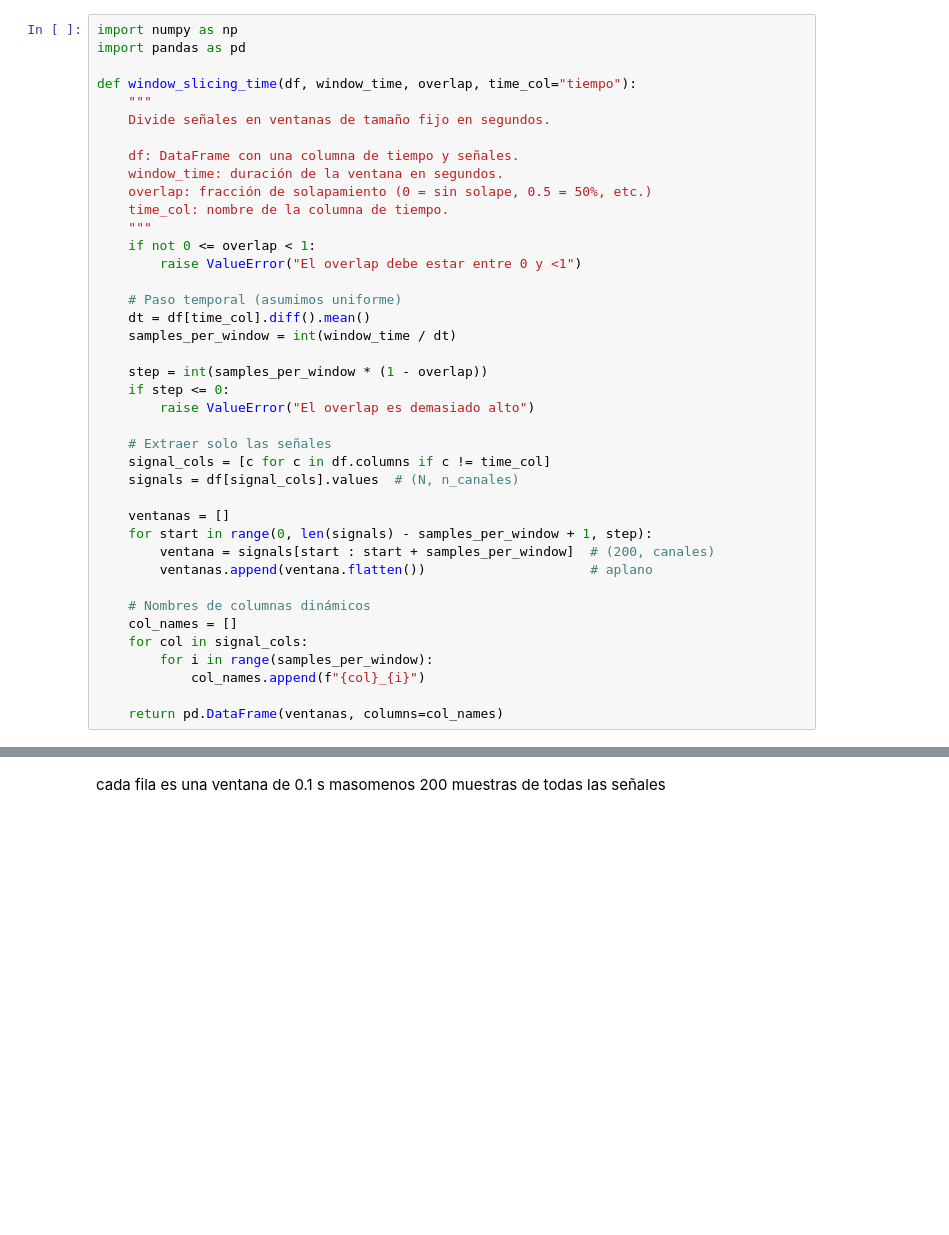
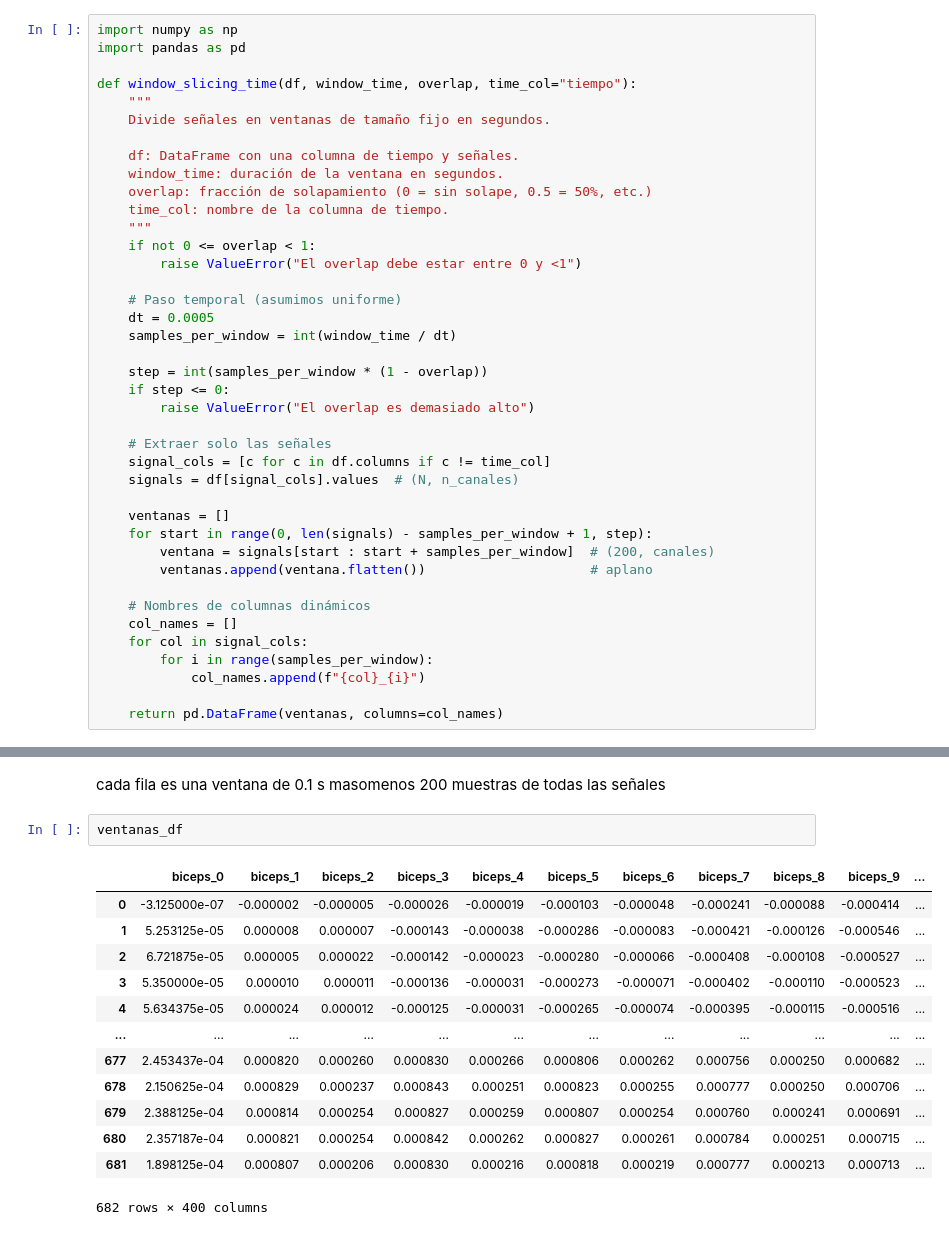
Before and after one commit to saramarin06/AI-powered-prosthesis-control, a Jupyter notebook: ExtracciónSeñal.ipynb, the cells around one changed output, grey strips where cells are left out. Saved outputs shown, nothing was run; the diff lists cells and outputs as text; blank space fills up the shorter version.

```diff
--- a/ExtracciónSeñal.ipynb
+++ b/ExtracciónSeñal.ipynb
@@ -263,7 +233,7 @@ def window_slicing_time(df, window_time, overlap, time_col="tiempo"):
         raise ValueError("El overlap debe estar entre 0 y <1")
 
     # Paso temporal (asumimos uniforme)
-    dt = df[time_col].diff().mean()
+    dt = 0.0005
     samples_per_window = int(window_time / dt)
 
     step = int(samples_per_window * (1 - overlap))
@@ -314,3 +284,19 @@ Forma: (682, 400)
 [5 rows x 400 columns]
 # %% [markdown]
 cada fila es una ventana de 0.1 s masomenos 200 muestras de todas las señales
+# %%
+ventanas_df
+# %% [output]
+|  | biceps_0 | biceps_1 | biceps_2 | biceps_3 | biceps_4 | biceps_5 | biceps_6 | biceps_7 | biceps_8 | biceps_9 | ... |
+| 0 | -3.125000e-07 | -0.000002 | -0.000005 | -0.000026 | -0.000019 | -0.000103 | -0.000048 | -0.000241 | -0.000088 | -0.000414 | ... |
+| 1 | 5.253125e-05 | 0.000008 | 0.000007 | -0.000143 | -0.000038 | -0.000286 | -0.000083 | -0.000421 | -0.000126 | -0.000546 | ... |
+| 2 | 6.721875e-05 | 0.000005 | 0.000022 | -0.000142 | -0.000023 | -0.000280 | -0.000066 | -0.000408 | -0.000108 | -0.000527 | ... |
+| 3 | 5.350000e-05 | 0.000010 | 0.000011 | -0.000136 | -0.000031 | -0.000273 | -0.000071 | -0.000402 | -0.000110 | -0.000523 | ... |
+| 4 | 5.634375e-05 | 0.000024 | 0.000012 | -0.000125 | -0.000031 | -0.000265 | -0.000074 | -0.000395 | -0.000115 | -0.000516 | ... |
+| ... | ... | ... | ... | ... | ... | ... | ... | ... | ... | ... | ... |
+| 677 | 2.453437e-04 | 0.000820 | 0.000260 | 0.000830 | 0.000266 | 0.000806 | 0.000262 | 0.000756 | 0.000250 | 0.000682 | ... |
+| 678 | 2.150625e-04 | 0.000829 | 0.000237 | 0.000843 | 0.000251 | 0.000823 | 0.000255 | 0.000777 | 0.000250 | 0.000706 | ... |
+| 679 | 2.388125e-04 | 0.000814 | 0.000254 | 0.000827 | 0.000259 | 0.000807 | 0.000254 | 0.000760 | 0.000241 | 0.000691 | ... |
+| 680 | 2.357187e-04 | 0.000821 | 0.000254 | 0.000842 | 0.000262 | 0.000827 | 0.000261 | 0.000784 | 0.000251 | 0.000715 | ... |
+| 681 | 1.898125e-04 | 0.000807 | 0.000206 | 0.000830 | 0.000216 | 0.000818 | 0.000219 | 0.000777 | 0.000213 | 0.000713 | ... |
+682 rows × 400 columns
```
Also changed, not shown: parts of 9 cells of this notebook.
